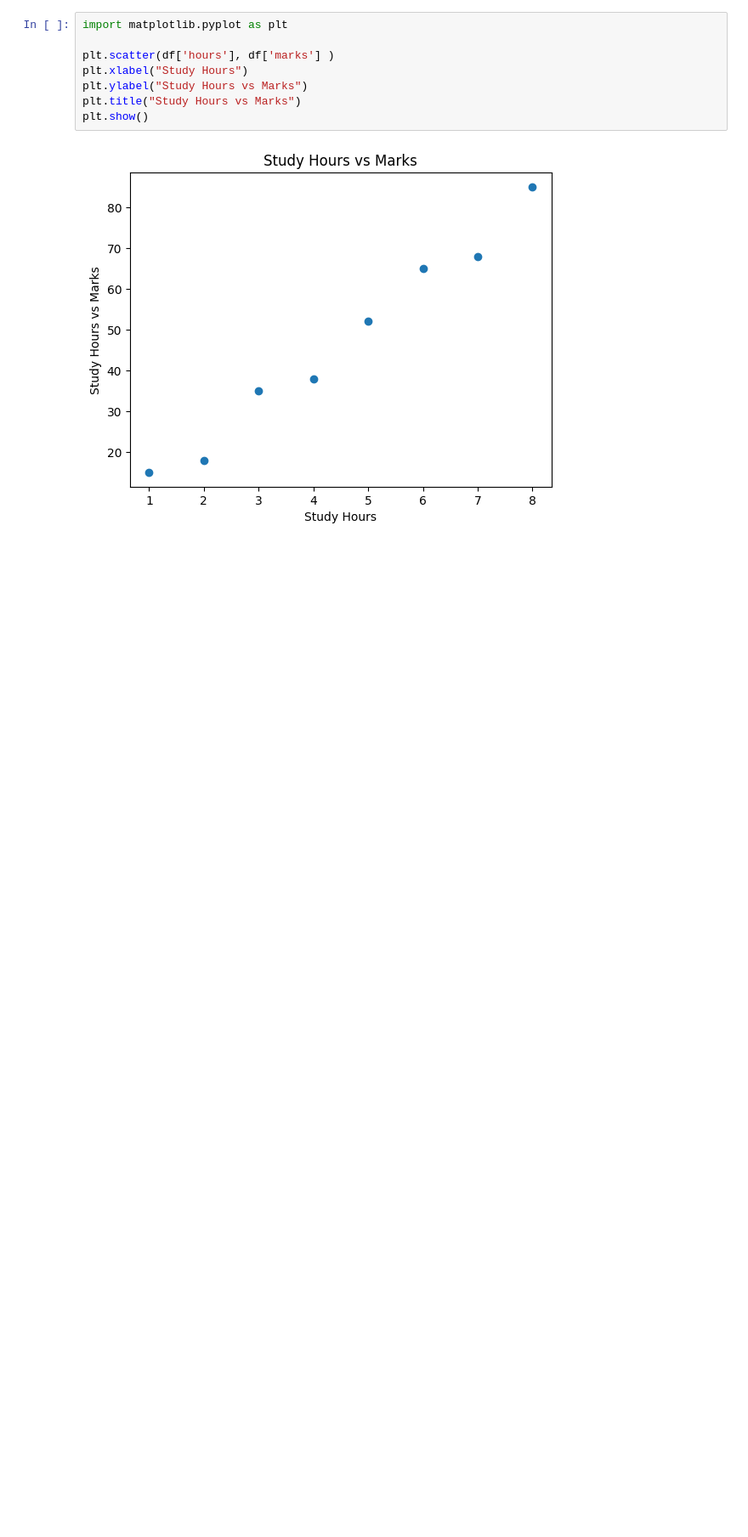
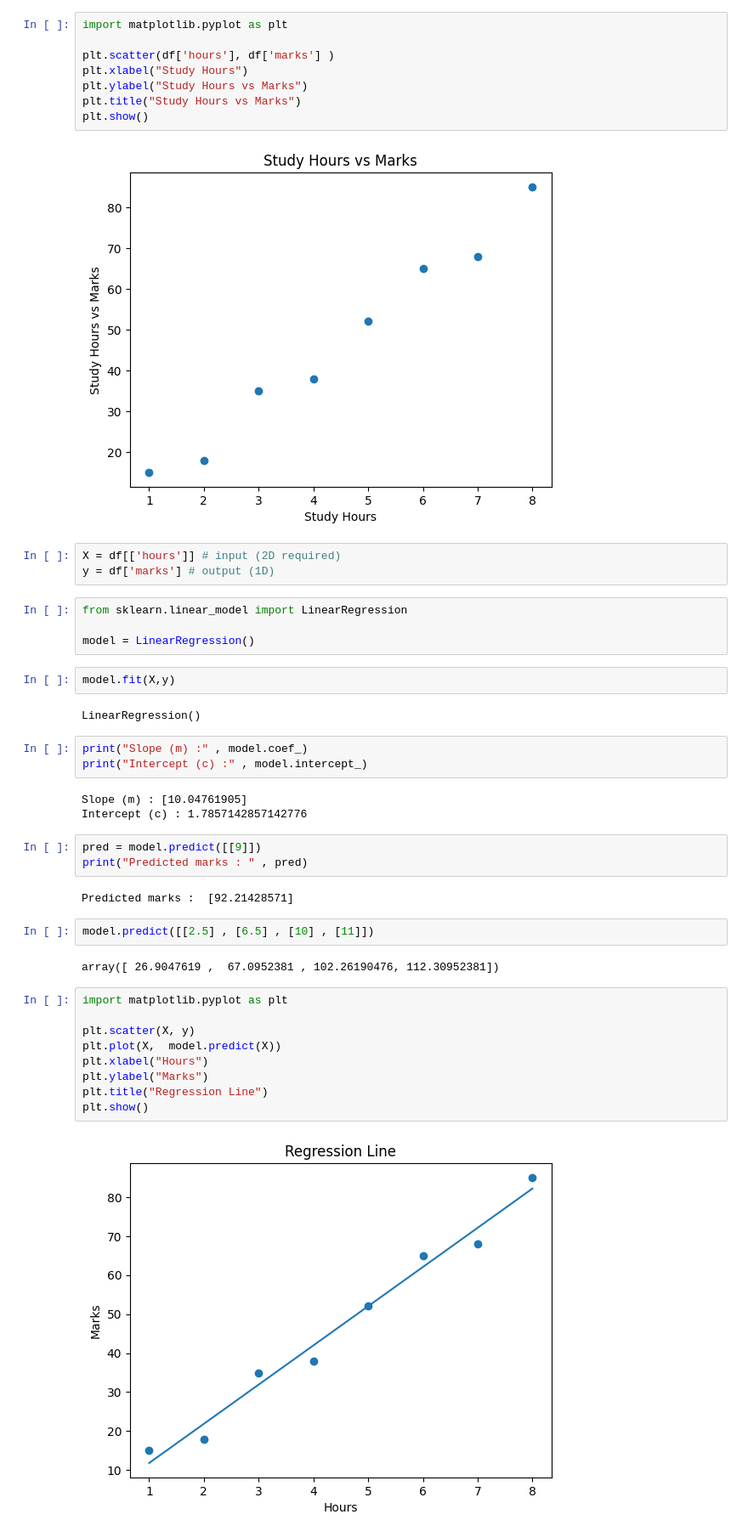
Before and after one commit to rahul1234500/python, a Jupyter notebook: ml/student_performance.ipynb, the cells around one changed output. Shown at 85% size. Drawn from its saved outputs; the diff is of its cells as text; blank space fills up the shorter version.

Commit message:
Added model training and prediction

```diff
--- a/ml/student_performance.ipynb
+++ b/ml/student_performance.ipynb
@@ -67,3 +67,40 @@ plt.title("Study Hours vs Marks")
 plt.show()
 # %% [output]
 [figure]
+# %%
+X = df[['hours']] # input (2D required)
+y = df['marks'] # output (1D)
+# %%
+from sklearn.linear_model import LinearRegression
+
+model = LinearRegression()
+# %%
+model.fit(X,y)
+# %% [output]
+LinearRegression()
+# %%
+print("Slope (m) :" , model.coef_)
+print("Intercept (c) :" , model.intercept_)
+# %% [output]
+Slope (m) : [10.04761905]
+Intercept (c) : 1.7857142857142776
+# %%
+pred = model.predict([[9]])
+print("Predicted marks : " , pred)
+# %% [output]
+Predicted marks :  [92.21428571]
+# %%
+model.predict([[2.5] , [6.5] , [10] , [11]])
+# %% [output]
+array([ 26.9047619 ,  67.0952381 , 102.26190476, 112.30952381])
+# %%
+import matplotlib.pyplot as plt
+
+plt.scatter(X, y)
+plt.plot(X,  model.predict(X))
+plt.xlabel("Hours")
+plt.ylabel("Marks")
+plt.title("Regression Line")
+plt.show()
+# %% [output]
+[figure, added]
```
